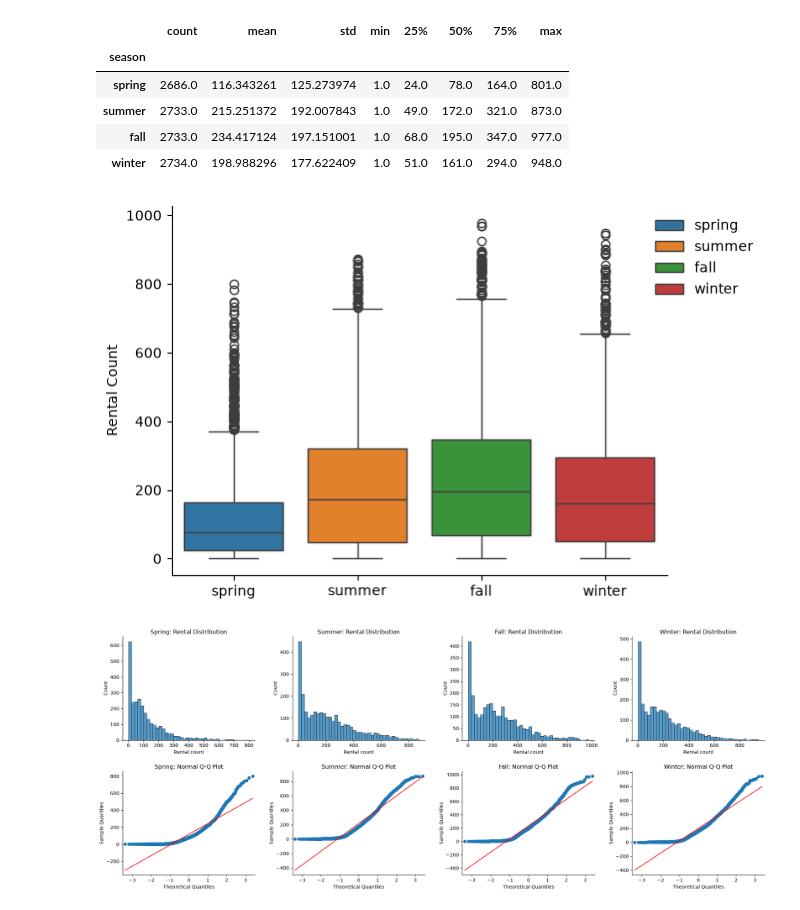
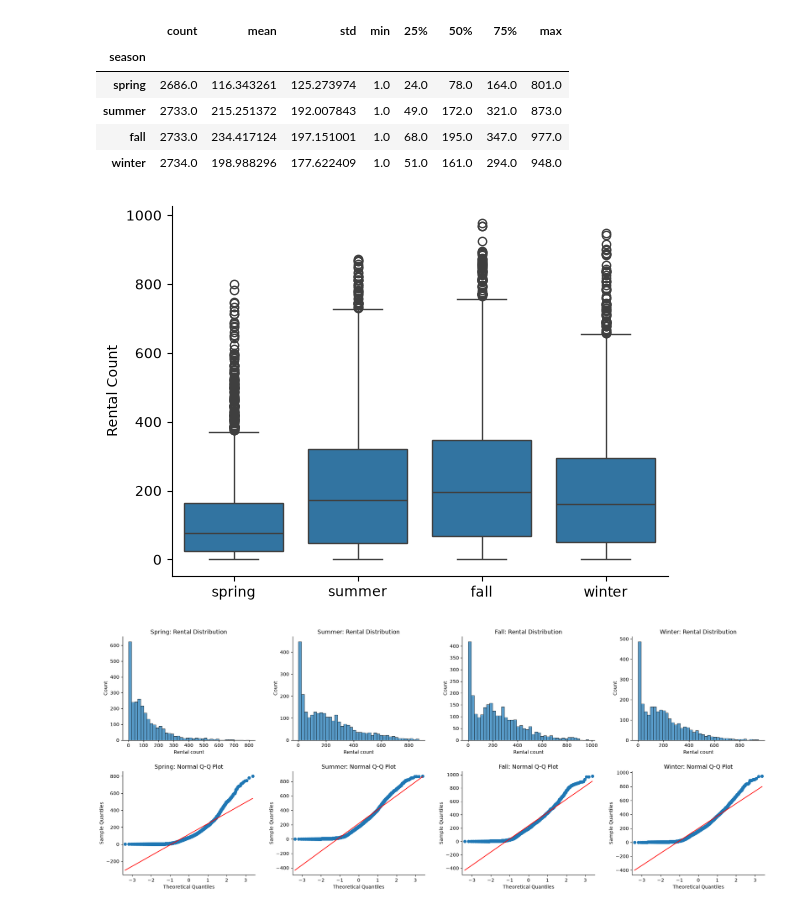
Before and after one commit to Yuvi977/Yulu-Bike-Sharing-Hypothesis-Testing, a Jupyter notebook: Business_Case_Yulu_Hypothesis_Testing.ipynb, the cells around one changed output. Saved outputs shown, nothing was run; the diff lists cells and outputs as text; code cells hidden in the pictures.

```diff
--- a/Business_Case_Yulu_Hypothesis_Testing.ipynb
+++ b/Business_Case_Yulu_Hypothesis_Testing.ipynb
@@ -757,14 +746,13 @@ df.groupby("season")["count"].describe()
 # %%
 fig, ax = plt.subplots()
 
-sns.boxplot(df, x="season", y="count", hue="season", dodge=False, legend=True)
+sns.boxplot(df, x="season", y="count")
 ax.spines[["top", "right"]].set_visible(False)
-ax.legend(frameon=False, bbox_to_anchor=(1.2, 1))
 ax.set(ylabel="Rental Count", xlabel=None)
 
 plt.show()
 # %% [output]
-[figure, old version]
+[figure, new version]
 # %%
 spring = df.loc[df["season"] == "spring", "count"]
 summer = df.loc[df["season"] == "summer", "count"]
```
Also changed, not shown: parts of 18 cells of this notebook.
